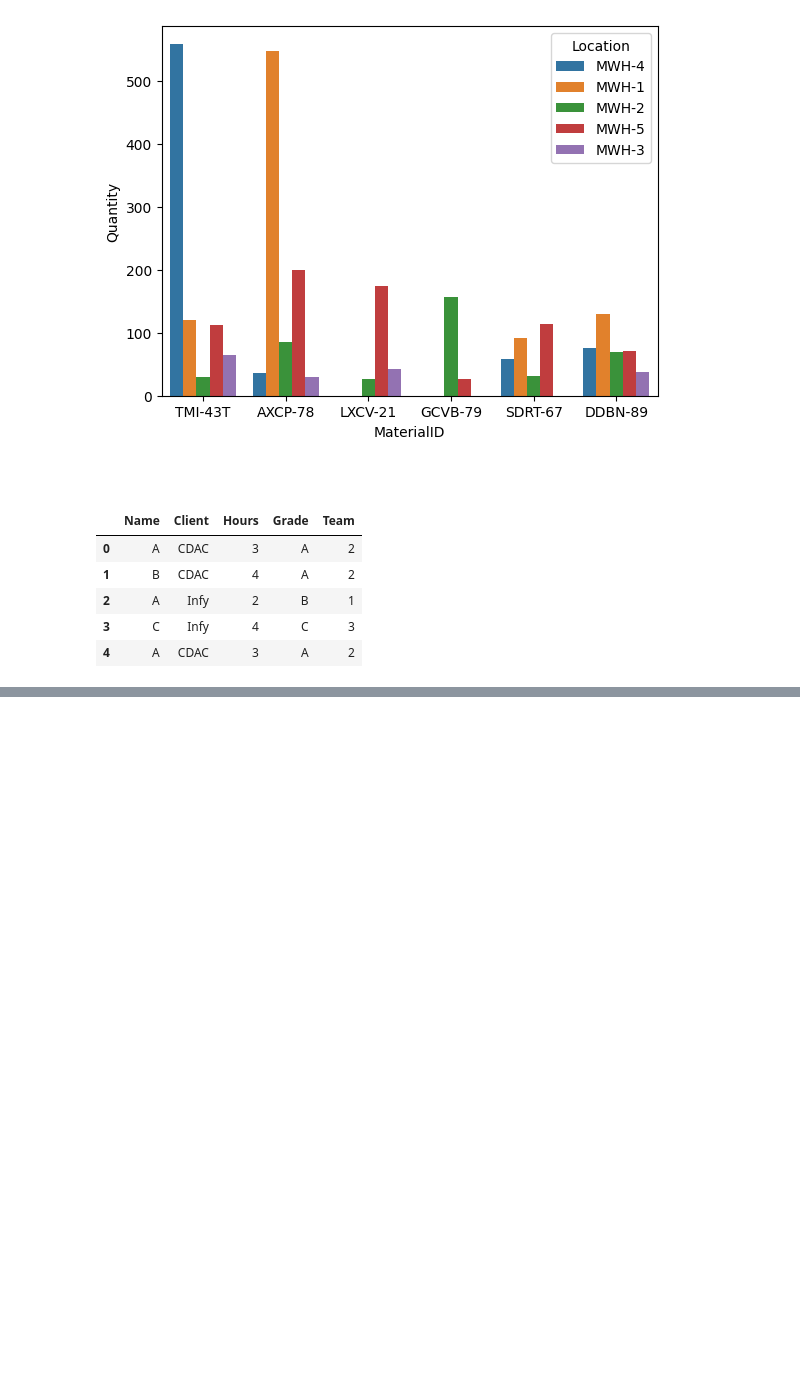
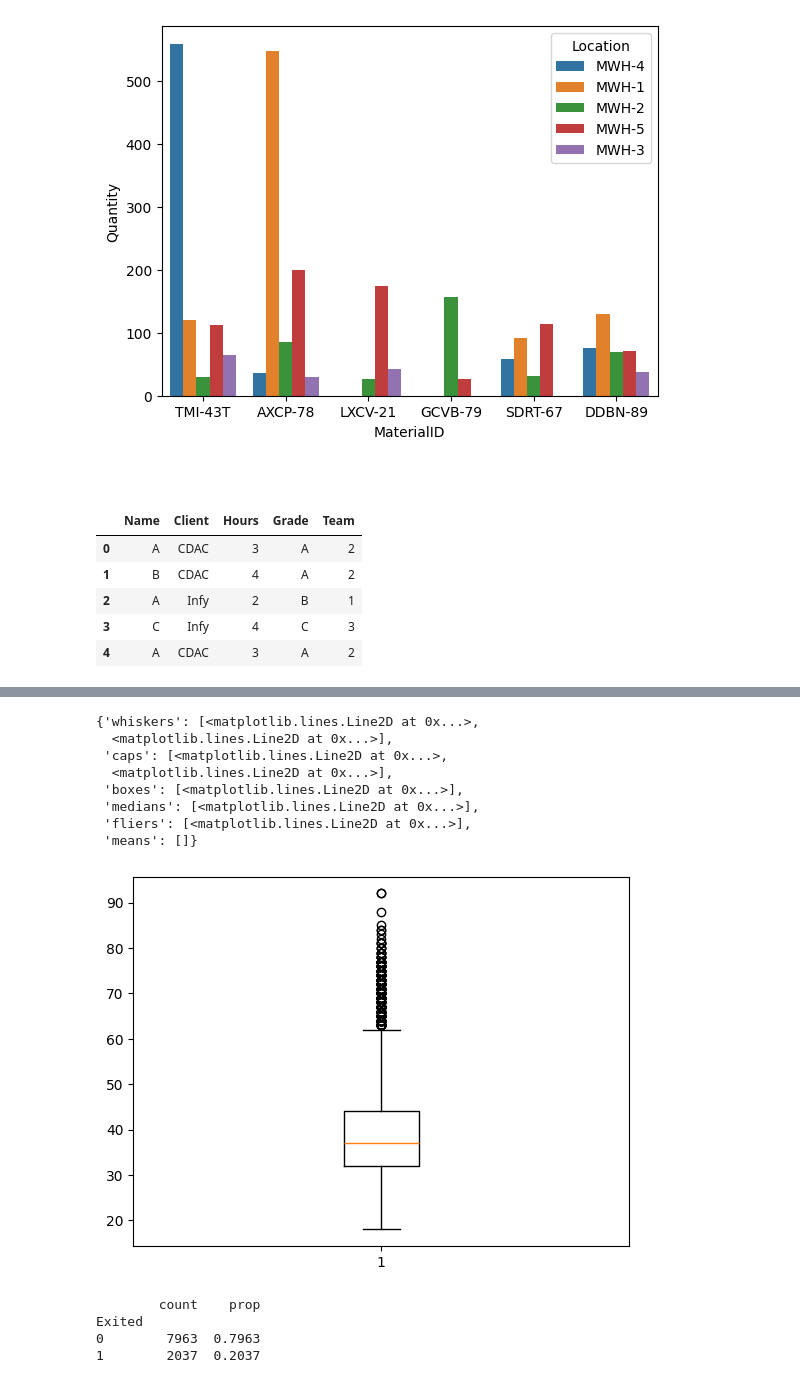
Before and after one commit to devdatta1429/BDA_Assignments, a Jupyter notebook: Stats/Day_8_stats_26_05.ipynb, the cells around one changed output, grey strips where cells are left out. Cells and saved outputs as stored; diff of their text form; code cells hidden in the pictures; blank space fills up the shorter version.

```diff
--- a/Stats/Day_8_stats_26_05.ipynb
+++ b/Stats/Day_8_stats_26_05.ipynb
@@ -212,0 +268,12 @@ df.head()
+# %%
+plt.boxplot(df.Age)
+# %% [output]
+{'whiskers': [<matplotlib.lines.Line2D at 0x...>,
+  <matplotlib.lines.Line2D at 0x...>],
+ 'caps': [<matplotlib.lines.Line2D at 0x...>,
+  <matplotlib.lines.Line2D at 0x...>],
+ 'boxes': [<matplotlib.lines.Line2D at 0x...>],
+ 'medians': [<matplotlib.lines.Line2D at 0x...>],
+ 'fliers': [<matplotlib.lines.Line2D at 0x...>],
+ 'means': []}
+[figure, added]
@@ -212,0 +287,14 @@ df.head()
+# %%
+df1 = df.Exited.value_counts()
+df1
+
+df1 = pd.DataFrame(df1)
+df1
+
+df1['prop'] = df1['count'] / df1['count'].sum()
+print(df1)
+# %% [output]
+        count    prop
+Exited
+0        7963  0.7963
+1        2037  0.2037
```
Also changed, not shown: parts of 20 cells of this notebook.
